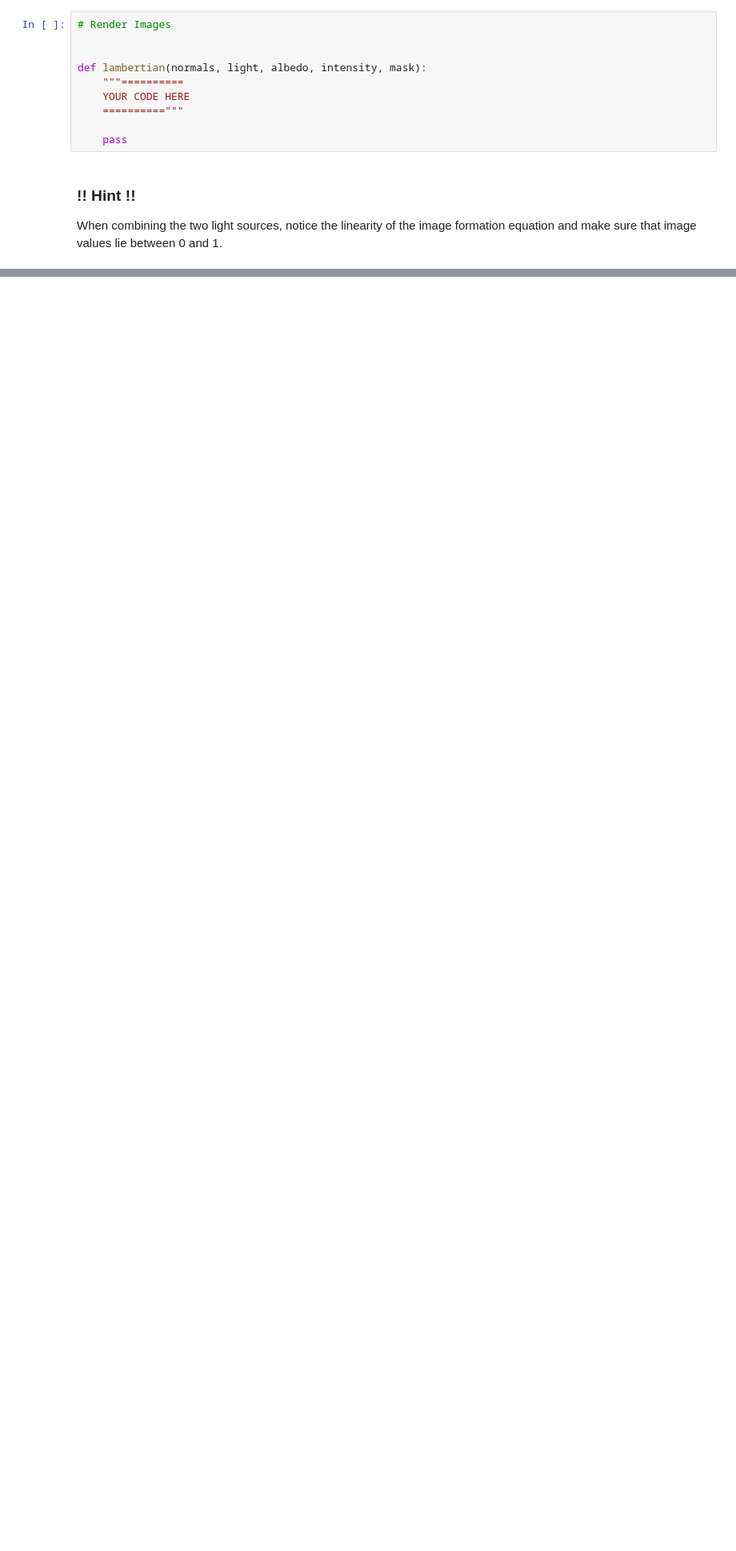
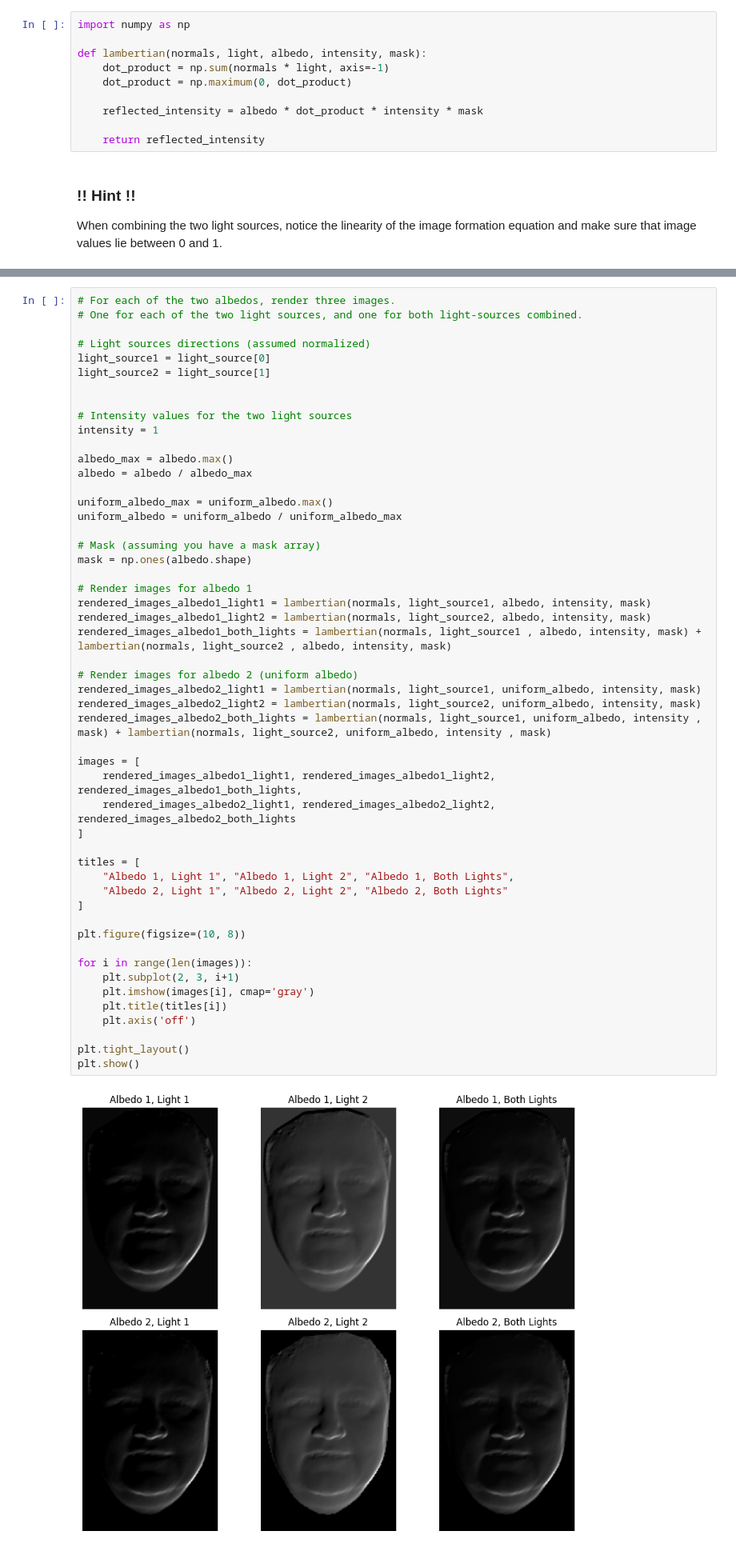
Before and after one commit to TSINET/CSE152A, a Jupyter notebook: HW1/HW1.ipynb, the cells around one changed output, grey strips where cells are left out. Shown at 80% size. Drawn from its saved outputs; the diff is of its cells as text; blank space fills up the shorter version.

```diff
--- a/HW1/HW1.ipynb
+++ b/HW1/HW1.ipynb
@@ -514,16 +517,16 @@ Use imshow with appropriate keyword arguments .
 ### !! Hint !!
 
 Make sure that the images computed by `lambertian()` are non-negative. Otherwise you will see gray image background (which should be black).
-# %%
-# Render Images
-
-
-def lambertian(normals, light, albedo, intensity, mask):
-    """==========
-    YOUR CODE HERE
-    =========="""
-
-    pass
+# %%
+import numpy as np
+
+def lambertian(normals, light, albedo, intensity, mask):
+    dot_product = np.sum(normals * light, axis=-1)
+    dot_product = np.maximum(0, dot_product)
+
+    reflected_intensity = albedo * dot_product * intensity * mask
+
+    return reflected_intensity
 # %% [markdown]
 ### !! Hint !!
 
@@ -538,3 +534,56 @@ YOUR CODE HERE
+# %%
+# For each of the two albedos, render three images.
+# One for each of the two light sources, and one for both light-sources combined.
+
+# Light sources directions (assumed normalized)
+light_source1 = light_source[0]
+light_source2 = light_source[1]
+
+
+# Intensity values for the two light sources
+intensity = 1
+
+albedo_max = albedo.max()
+albedo = albedo / albedo_max
+
+uniform_albedo_max = uniform_albedo.max()
+uniform_albedo = uniform_albedo / uniform_albedo_max
+
+# Mask (assuming you have a mask array)
+mask = np.ones(albedo.shape)
+
+# Render images for albedo 1
+rendered_images_albedo1_light1 = lambertian(normals, light_source1, albedo, intensity, mask)
+rendered_images_albedo1_light2 = lambertian(normals, light_source2, albedo, intensity, mask)
+rendered_images_albedo1_both_lights = lambertian(normals, light_source1 , albedo, intensity, mask) + lambertian(normals, light_source2 , albedo, intensity, mask)
+
+# Render images for albedo 2 (uniform albedo)
+rendered_images_albedo2_light1 = lambertian(normals, light_source1, uniform_albedo, intensity, mask)
+rendered_images_albedo2_light2 = lambertian(normals, light_source2, uniform_albedo, intensity, mask)
+rendered_images_albedo2_both_lights = lambertian(normals, light_source1, uniform_albedo, intensity , mask) + lambertian(normals, light_source2, uniform_albedo, intensity , mask)
+
+images = [
+    rendered_images_albedo1_light1, rendered_images_albedo1_light2, rendered_images_albedo1_both_lights,
+    rendered_images_albedo2_light1, rendered_images_albedo2_light2, rendered_images_albedo2_both_lights
+]
+
+titles = [
+    "Albedo 1, Light 1", "Albedo 1, Light 2", "Albedo 1, Both Lights",
+    "Albedo 2, Light 1", "Albedo 2, Light 2", "Albedo 2, Both Lights"
+]
+
+plt.figure(figsize=(10, 8))
+
+for i in range(len(images)):
+    plt.subplot(2, 3, i+1)
+    plt.imshow(images[i], cmap='gray')
+    plt.title(titles[i])
+    plt.axis('off')
+
+plt.tight_layout()
+plt.show()
+# %% [output]
+[figure, added]
 # %% [markdown]
 ## Problem 3: Homogeneous Coordinates and Vanishing Points [20 points]
 
```
Also changed, not shown: parts of 3 cells of this notebook.
